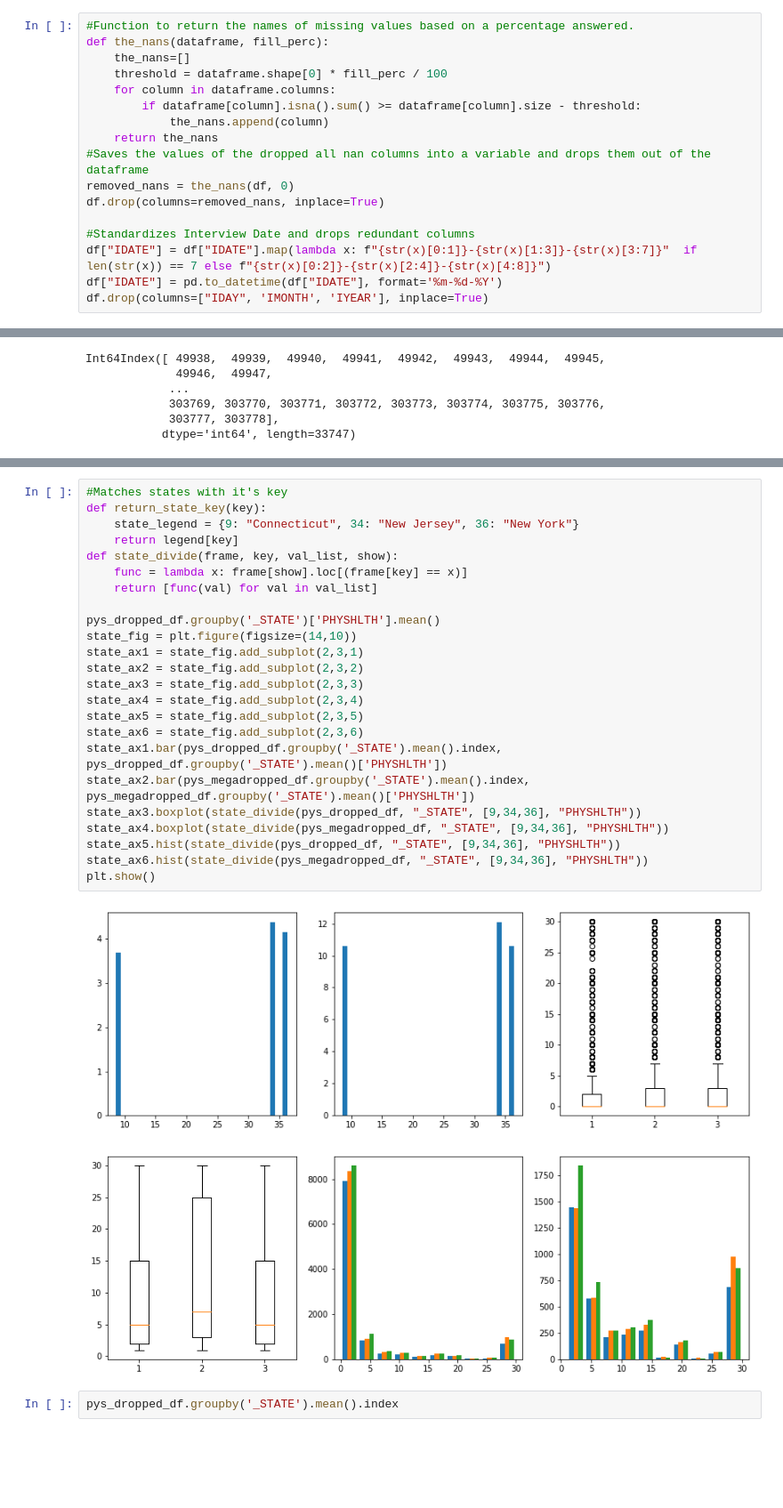
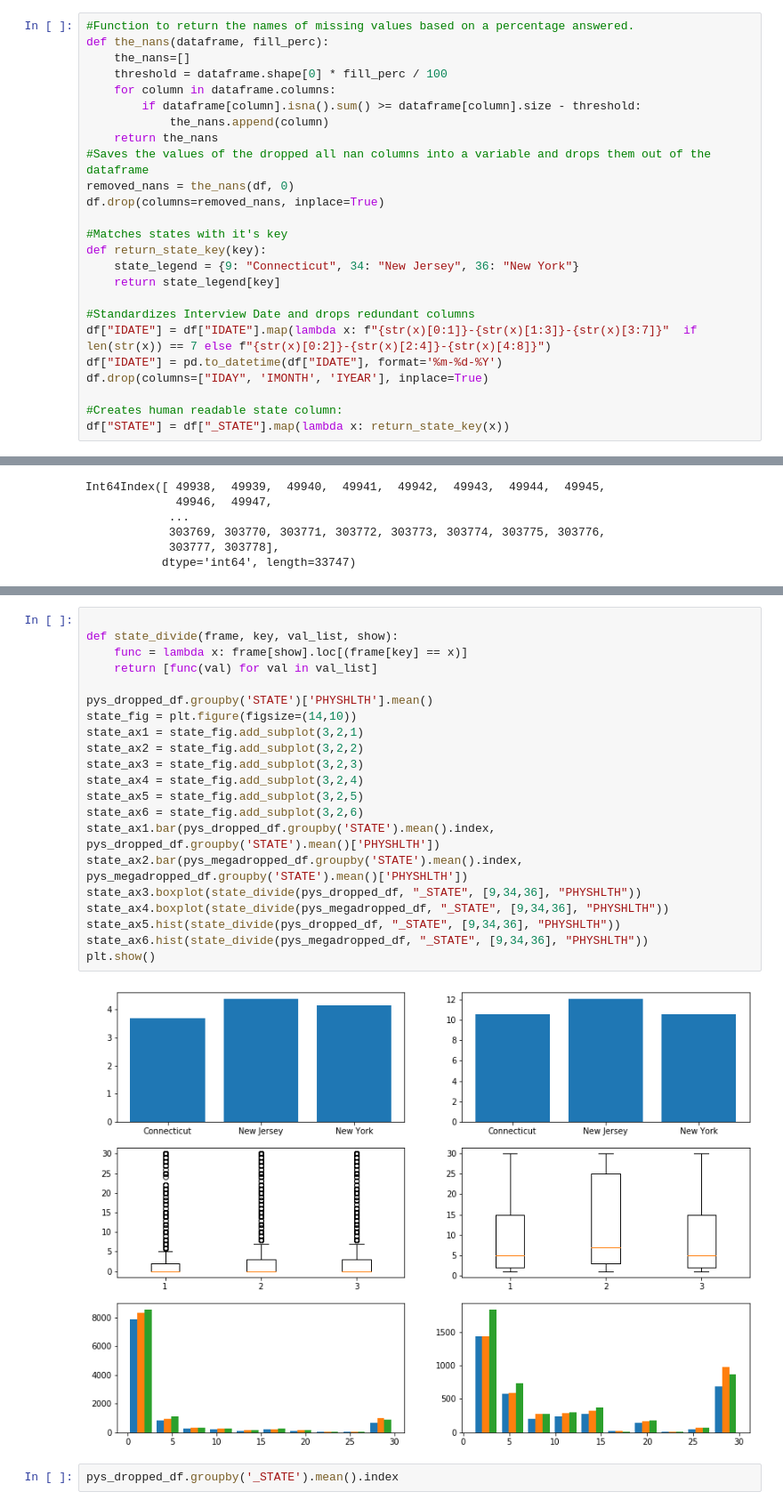
Before and after one commit to coreyryanhanson/nyc-mhtn-ds-010620-lectures, a Jupyter notebook: week_2/case_study/case.ipynb, the cells around one changed output, grey strips where cells are left out. Shown at 89% size. Drawn from its saved outputs; the diff is of its cells as text; blank space fills up the shorter version.

```diff
--- a/week_2/case_study/case.ipynb
+++ b/week_2/case_study/case.ipynb
@@ -30,10 +30,18 @@ def the_nans(dataframe, fill_perc):
 removed_nans = the_nans(df, 0)
 df.drop(columns=removed_nans, inplace=True)
 
+#Matches states with it's key
+def return_state_key(key):
+    state_legend = {9: "Connecticut", 34: "New Jersey", 36: "New York"}
+    return state_legend[key]
+
 #Standardizes Interview Date and drops redundant columns
 df["IDATE"] = df["IDATE"].map(lambda x: f"{str(x)[0:1]}-{str(x)[1:3]}-{str(x)[3:7]}"  if len(str(x)) == 7 else f"{str(x)[0:2]}-{str(x)[2:4]}-{str(x)[4:8]}")
 df["IDATE"] = pd.to_datetime(df["IDATE"], format='%m-%d-%Y')
 df.drop(columns=["IDAY", 'IMONTH', 'IYEAR'], inplace=True)
+
+#Creates human readable state column:
+df["STATE"] = df["_STATE"].map(lambda x: return_state_key(x))
 # %%
 #Data is already just those states.
 df["_STATE"].unique()
@@ -73,31 +83,28 @@ plt.show()
 # %% [output]
 [figure]
 # %%
-#Matches states with it's key
-def return_state_key(key):
-    state_legend = {9: "Connecticut", 34: "New Jersey", 36: "New York"}
-    return legend[key]
+
 def state_divide(frame, key, val_list, show):
     func = lambda x: frame[show].loc[(frame[key] == x)]
     return [func(val) for val in val_list]
 
-pys_dropped_df.groupby('_STATE')['PHYSHLTH'].mean()
+pys_dropped_df.groupby('STATE')['PHYSHLTH'].mean()
 state_fig = plt.figure(figsize=(14,10))
-state_ax1 = state_fig.add_subplot(2,3,1)
-state_ax2 = state_fig.add_subplot(2,3,2)
-state_ax3 = state_fig.add_subplot(2,3,3)
-state_ax4 = state_fig.add_subplot(2,3,4)
-state_ax5 = state_fig.add_subplot(2,3,5)
-state_ax6 = state_fig.add_subplot(2,3,6)
-state_ax1.bar(pys_dropped_df.groupby('_STATE').mean().index, pys_dropped_df.groupby('_STATE').mean()['PHYSHLTH'])
-state_ax2.bar(pys_megadropped_df.groupby('_STATE').mean().index, pys_megadropped_df.groupby('_STATE').mean()['PHYSHLTH'])
+state_ax1 = state_fig.add_subplot(3,2,1)
+state_ax2 = state_fig.add_subplot(3,2,2)
+state_ax3 = state_fig.add_subplot(3,2,3)
+state_ax4 = state_fig.add_subplot(3,2,4)
+state_ax5 = state_fig.add_subplot(3,2,5)
+state_ax6 = state_fig.add_subplot(3,2,6)
+state_ax1.bar(pys_dropped_df.groupby('STATE').mean().index, pys_dropped_df.groupby('STATE').mean()['PHYSHLTH'])
+state_ax2.bar(pys_megadropped_df.groupby('STATE').mean().index, pys_megadropped_df.groupby('STATE').mean()['PHYSHLTH'])
 state_ax3.boxplot(state_divide(pys_dropped_df, "_STATE", [9,34,36], "PHYSHLTH"))
 state_ax4.boxplot(state_divide(pys_megadropped_df, "_STATE", [9,34,36], "PHYSHLTH"))
 state_ax5.hist(state_divide(pys_dropped_df, "_STATE", [9,34,36], "PHYSHLTH"))
 state_ax6.hist(state_divide(pys_megadropped_df, "_STATE", [9,34,36], "PHYSHLTH"))
 plt.show()
 # %% [output]
-[figure, old version]
+[figure, new version]
 # %%
 pys_dropped_df.groupby('_STATE').mean().index
 # %% [output]
```
Also changed, not shown: parts of 5 cells of this notebook.
